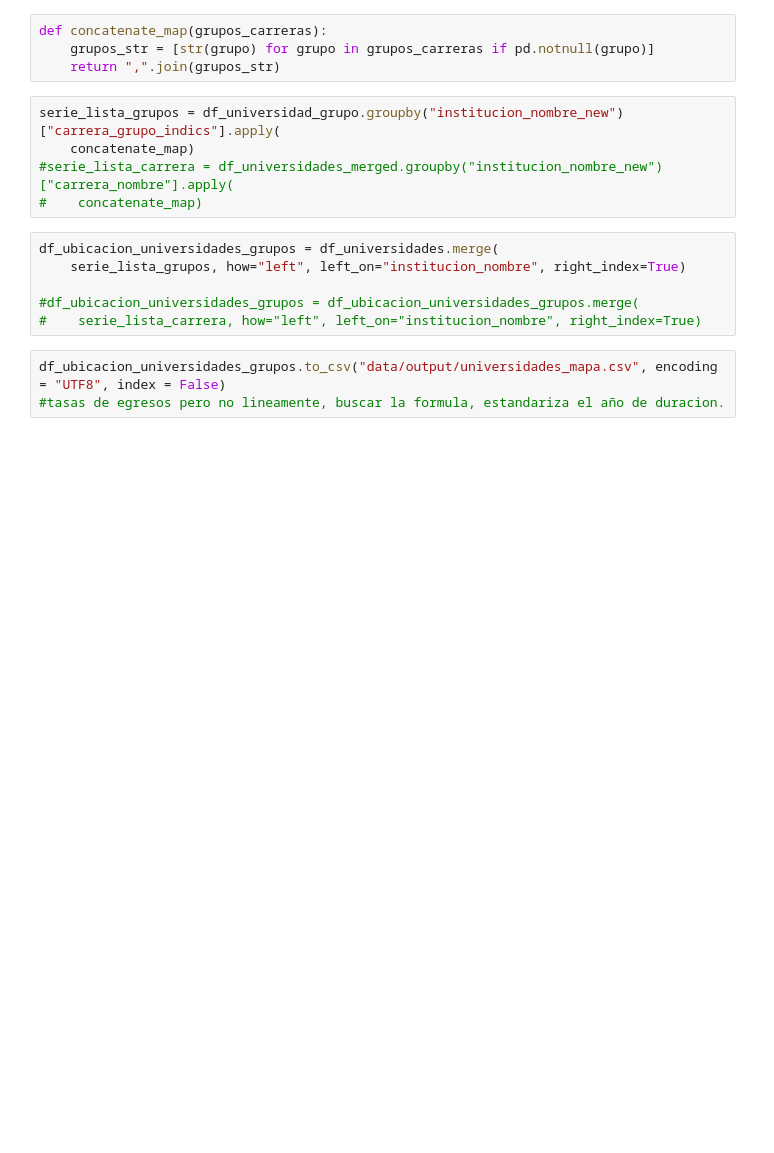
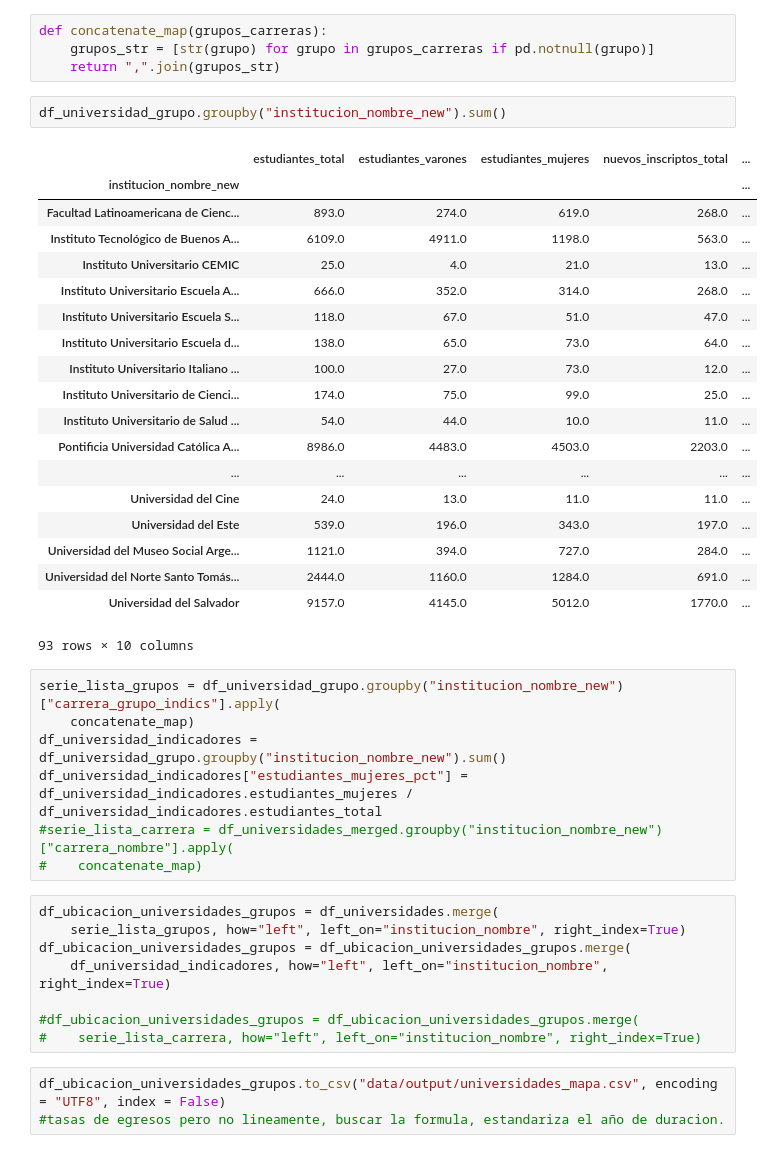
Before and after one commit to chicasentec/viz-carreras-nexjournal, a Jupyter notebook: etl-next-journal.ipynb, the cells around one changed output. Drawn from its saved outputs; the diff is of its cells as text; blank space fills up the shorter version.

```diff
--- a/etl-next-journal.ipynb
+++ b/etl-next-journal.ipynb
@@ -293,14 +294,40 @@ df_universidad_grupo.head()
 def concatenate_map(grupos_carreras):
     grupos_str = [str(grupo) for grupo in grupos_carreras if pd.notnull(grupo)]
     return ",".join(grupos_str)
+# %%
+df_universidad_grupo.groupby("institucion_nombre_new").sum()
+# %% [output]
+|  | estudiantes_total | estudiantes_varones | estudiantes_mujeres | nuevos_inscriptos_total | ... |
+| institucion_nombre_new |  |  |  |  | ... |
+| Facultad Latinoamericana de Cienc... | 893.0 | 274.0 | 619.0 | 268.0 | ... |
+| Instituto Tecnológico de Buenos A... | 6109.0 | 4911.0 | 1198.0 | 563.0 | ... |
+| Instituto Universitario CEMIC | 25.0 | 4.0 | 21.0 | 13.0 | ... |
+| Instituto Universitario Escuela A... | 666.0 | 352.0 | 314.0 | 268.0 | ... |
+| Instituto Universitario Escuela S... | 118.0 | 67.0 | 51.0 | 47.0 | ... |
+| Instituto Universitario Escuela d... | 138.0 | 65.0 | 73.0 | 64.0 | ... |
+| Instituto Universitario Italiano ... | 100.0 | 27.0 | 73.0 | 12.0 | ... |
+| Instituto Universitario de Cienci... | 174.0 | 75.0 | 99.0 | 25.0 | ... |
+| Instituto Universitario de Salud ... | 54.0 | 44.0 | 10.0 | 11.0 | ... |
+| Pontificia Universidad Católica A... | 8986.0 | 4483.0 | 4503.0 | 2203.0 | ... |
+| ... | ... | ... | ... | ... | ... |
+| Universidad del Cine | 24.0 | 13.0 | 11.0 | 11.0 | ... |
+| Universidad del Este | 539.0 | 196.0 | 343.0 | 197.0 | ... |
+| Universidad del Museo Social Arge... | 1121.0 | 394.0 | 727.0 | 284.0 | ... |
+| Universidad del Norte Santo Tomás... | 2444.0 | 1160.0 | 1284.0 | 691.0 | ... |
+| Universidad del Salvador | 9157.0 | 4145.0 | 5012.0 | 1770.0 | ... |
+93 rows × 10 columns
 # %%
 serie_lista_grupos = df_universidad_grupo.groupby("institucion_nombre_new")["carrera_grupo_indics"].apply(
     concatenate_map)
+df_universidad_indicadores = df_universidad_grupo.groupby("institucion_nombre_new").sum()
+df_universidad_indicadores["estudiantes_mujeres_pct"] = df_universidad_indicadores.estudiantes_mujeres / df_universidad_indicadores.estudiantes_total
 #serie_lista_carrera = df_universidades_merged.groupby("institucion_nombre_new")["carrera_nombre"].apply(
 #    concatenate_map)
 # %%
 df_ubicacion_universidades_grupos = df_universidades.merge(
     serie_lista_grupos, how="left", left_on="institucion_nombre", right_index=True)
+df_ubicacion_universidades_grupos = df_ubicacion_universidades_grupos.merge(
+    df_universidad_indicadores, how="left", left_on="institucion_nombre", right_index=True)
 
 #df_ubicacion_universidades_grupos = df_ubicacion_universidades_grupos.merge(
 #    serie_lista_carrera, how="left", left_on="institucion_nombre", right_index=True)
```
Also changed, not shown: parts of 2 cells of this notebook, 3 other files.
